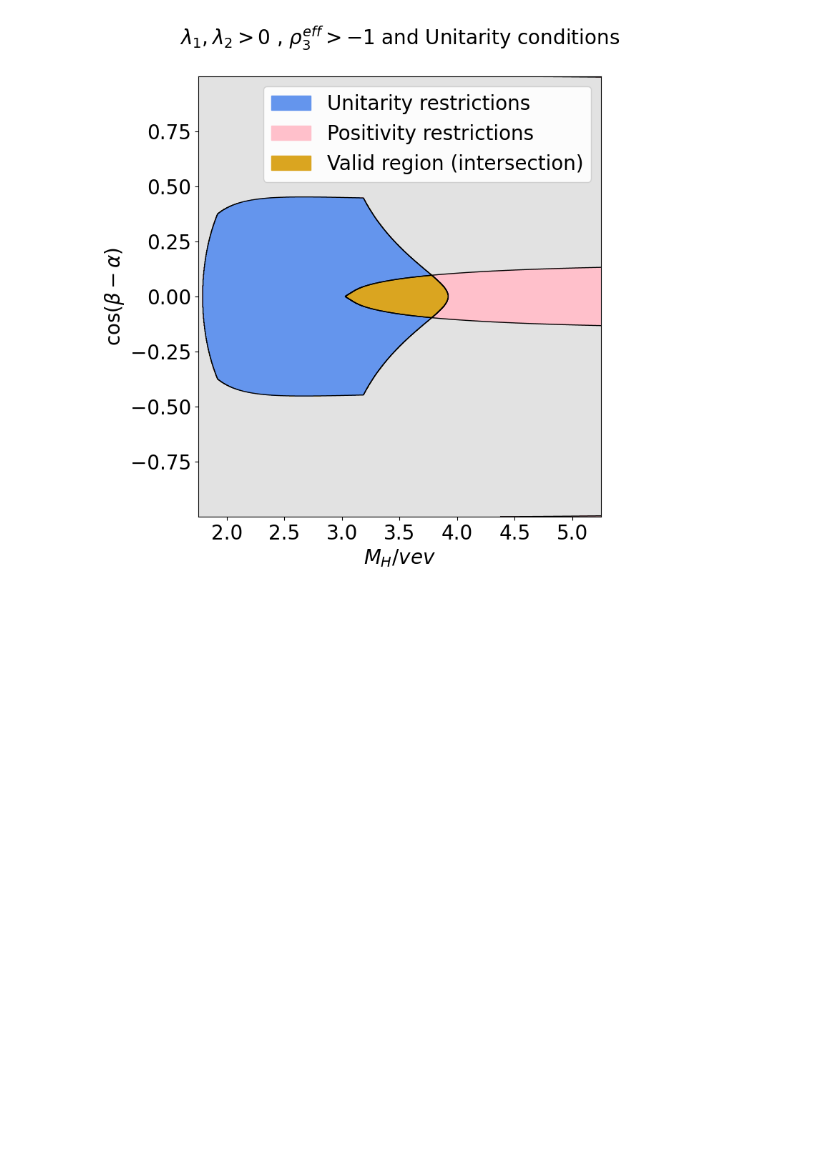
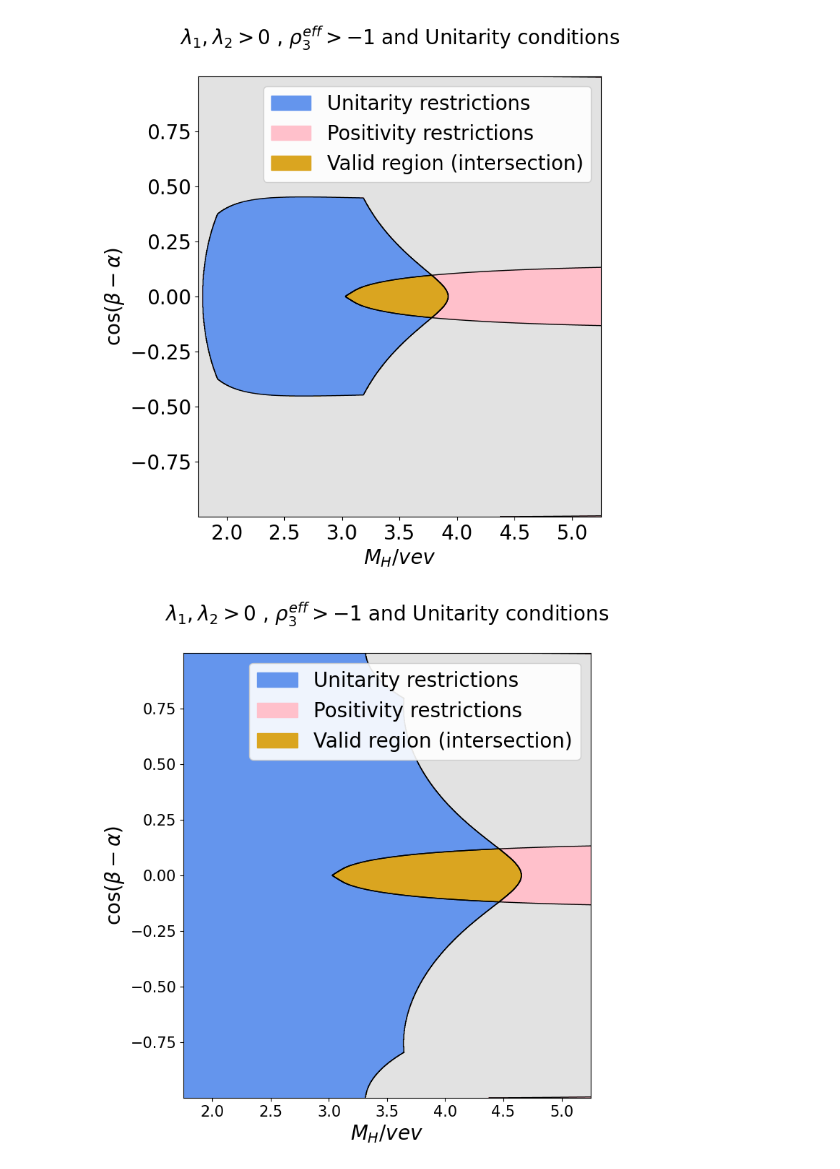
Before and after one commit to jdlpv/Theoretical-constraints-on-beyond-Standard-Model-extensions-of-the-Higgs-potential, a Jupyter notebook: Higgs_basis.ipynb, the cells around one changed output. Saved outputs shown, nothing was run; the diff lists cells and outputs as text; code cells hidden in the pictures; blank space fills up the shorter version.

```diff
--- a/Higgs_basis.ipynb
+++ b/Higgs_basis.ipynb
@@ -336,3 +339,40 @@ plt.savefig('Unitarity_and_positivity_restriction.png', dpi=300, bbox_inches='ti
 plt.show()
 # %% [output]
 [figure]
+# %%
+plt.figure(figsize=(16, 8))
+plt.subplot(1, 2, 1)
+
+plt.rcParams['xtick.labelsize'] = 15
+plt.rcParams['ytick.labelsize'] = 15
+
+mask_base = restriction_1 & restriction_2 & restriction_3
+
+plot_mask = np.zeros_like(mask_base, dtype=int)
+plot_mask[mask_base & (~Ginzburg_restrictionII)] = 1
+plot_mask[mask_base & Ginzburg_restrictionII] = 2
+plot_mask[(~mask_base) & Ginzburg_restrictionII] = 3
+
+
+plt.contourf(y, x, plot_mask, levels=[-0.5, 0.5, 1.5, 2.5, 3.5], colors=['#E2E2E2', 'pink', 'goldenrod', 'cornflowerblue'])
+
+
+plt.contour(y, x, (plot_mask == 2).astype(float), levels=[0.5], colors='black', linewidths=1)
+
+plt.contour(y, x, (plot_mask == 1).astype(float), levels=[0.5], colors='black', linewidths=1)
+
+plt.contour(y, x, (plot_mask == 3).astype(float), levels=[0.5], colors='black', linewidths=1)
+
+
+plt.xlabel(r'$M_{H}/vev$', fontsize=20)
+plt.ylabel(r'$\cos(\beta-\alpha)$', fontsize=20)
+plt.xlim(1.75, 5.25)
+plt.title(r'$\lambda_{1},\lambda_{2} > 0$ , $\rho^{eff}_{3} > -1$ and Unitarity conditions' + '\n', fontsize=20)
+
+legend_patches = [ppt.Patch(color='cornflowerblue', label='Unitarity restrictions'), ppt.Patch(color='pink', label='Positivity restrictions'), ppt.Patch(color='goldenrod', label='Valid region (intersection)')]
+plt.legend(handles=legend_patches, fontsize=20, framealpha=0.9)
+
+plt.savefig('Unitarity_and_positivity_restriction_16PI.png', dpi=300, bbox_inches='tight')
+plt.show()
+# %% [output]
+[figure, added]
```
Also changed, not shown: parts of 6 cells of this notebook.
